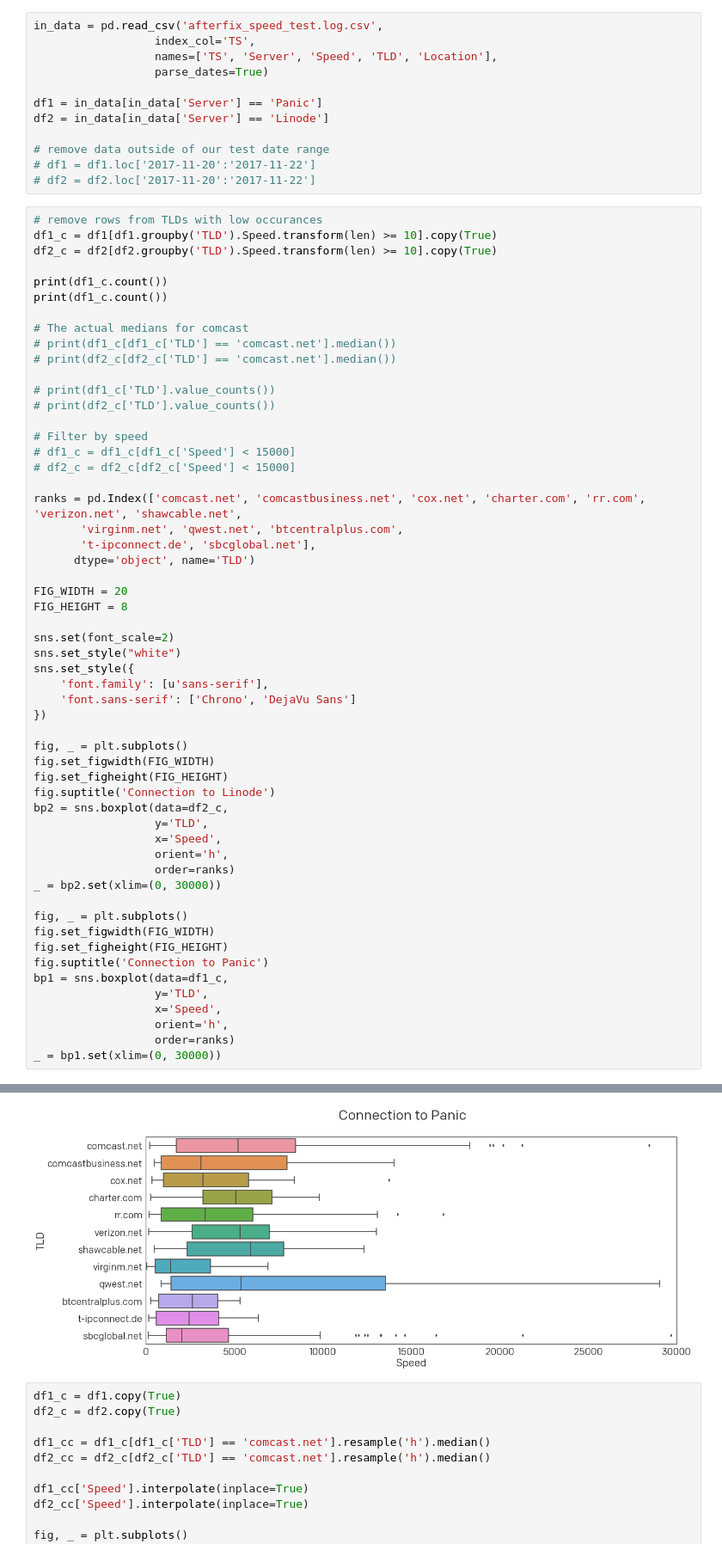
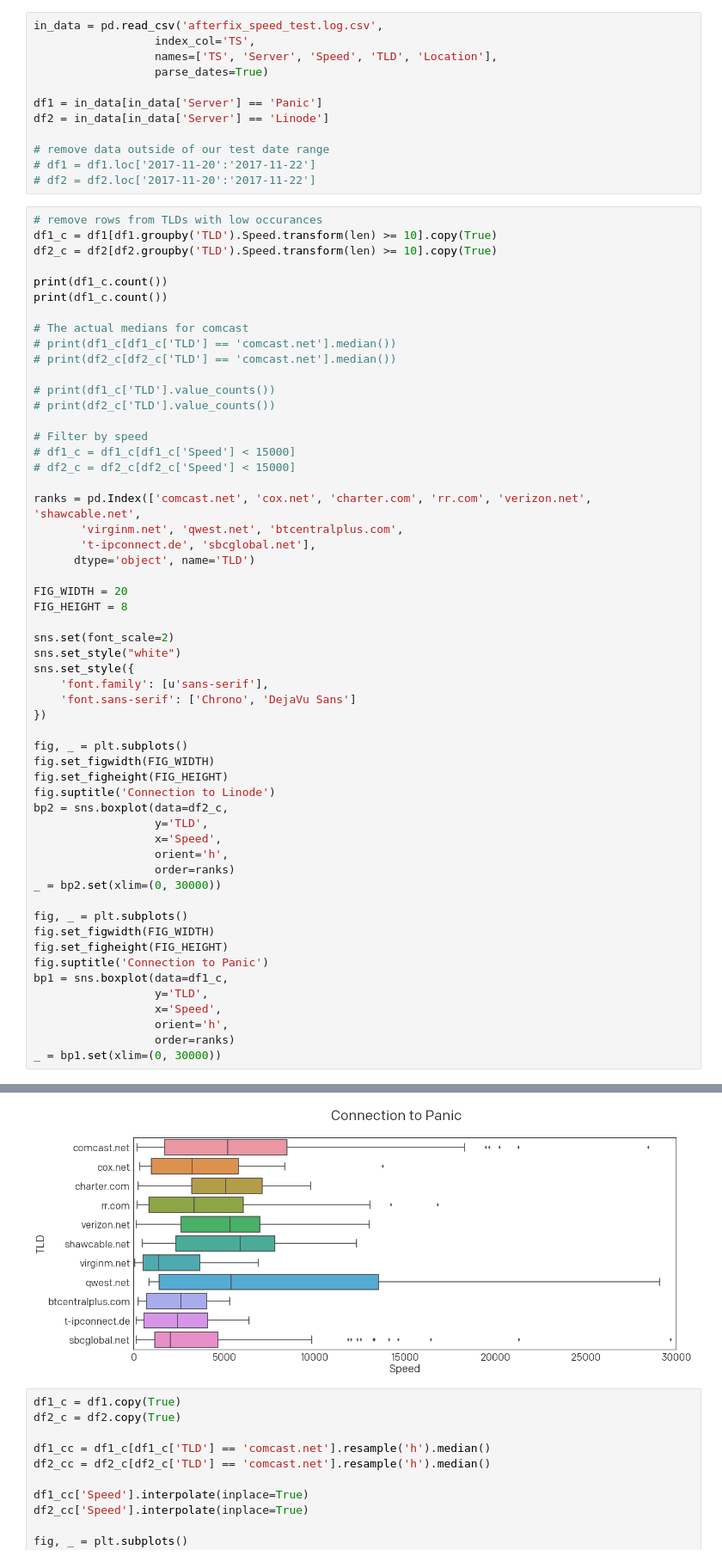
Before and after one commit to panicinc/speed_mystery, a Jupyter notebook: after_fix.ipynb, the cells around one changed output, grey strips where cells are left out. Shown: that part at 86% size. Cells and saved outputs as stored; diff of their text form.

Commit message:
remove comcast business

```diff
--- a/after_fix.ipynb
+++ b/after_fix.ipynb
@@ -40,7 +40,7 @@ print(df1_c.count())
 # df1_c = df1_c[df1_c['Speed'] < 15000]
 # df2_c = df2_c[df2_c['Speed'] < 15000]
 
-ranks = pd.Index(['comcast.net', 'comcastbusiness.net', 'cox.net', 'charter.com', 'rr.com', 'verizon.net', 'shawcable.net',
+ranks = pd.Index(['comcast.net', 'cox.net', 'charter.com', 'rr.com', 'verizon.net', 'shawcable.net',
        'virginm.net', 'qwest.net', 'btcentralplus.com',
        't-ipconnect.de', 'sbcglobal.net'],
       dtype='object', name='TLD')
@@ -91,4 +91,4 @@ dtype: int64
-[figure, old version]
+[figure, new version]
 # %%
 df1_c = df1.copy(True)
 df2_c = df2.copy(True)
```
Also changed, not shown: parts of 1 cell of this notebook, 1 other file.
